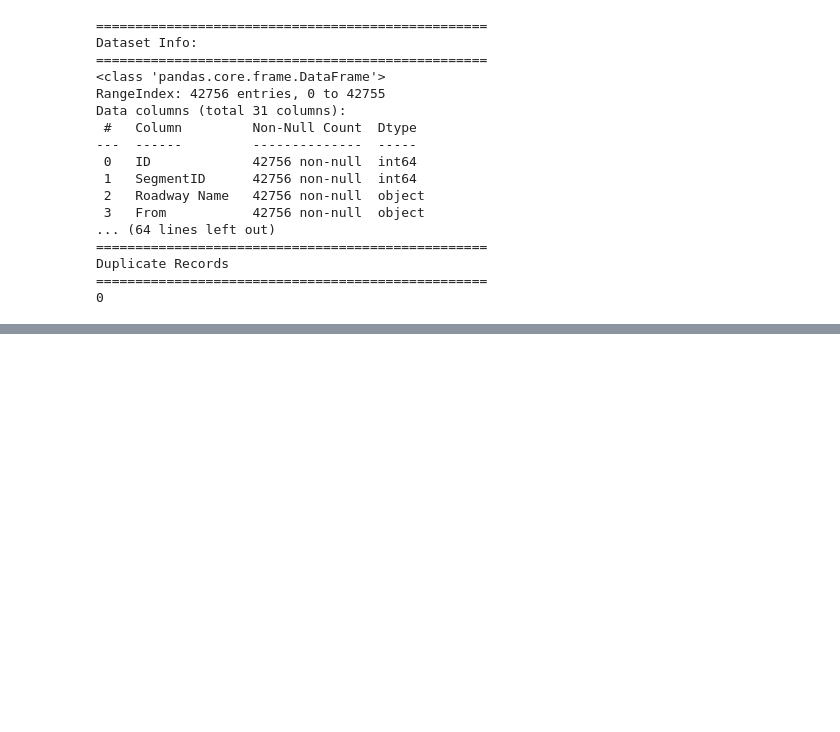
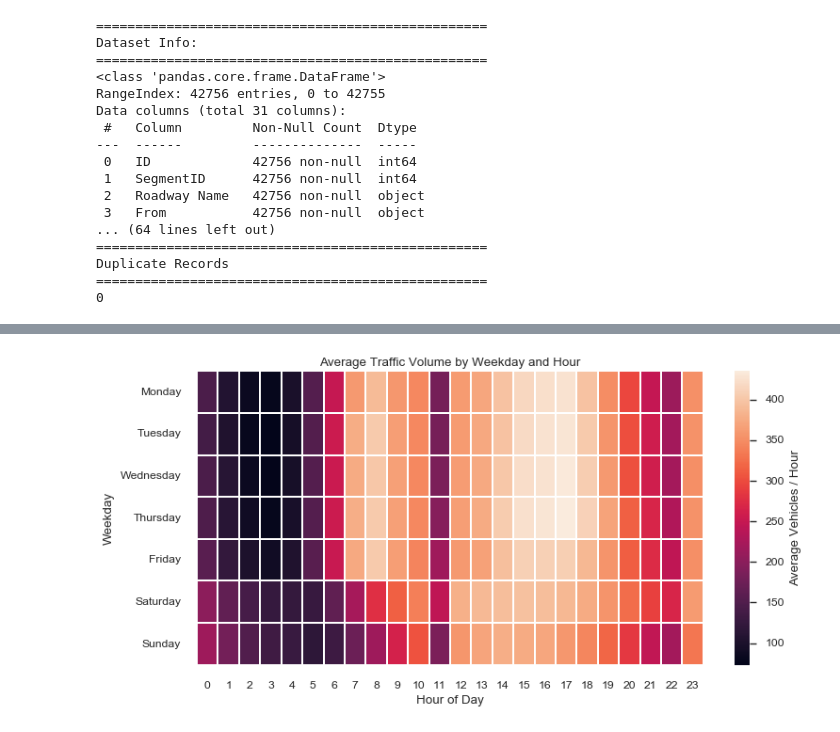
Before and after one commit to ashu-tagore/NYC-Traffic-Intelligence, a Jupyter notebook: notebooks/01_data_exploration.ipynb, the cells around one changed output, grey strips where cells are left out. Saved outputs shown, nothing was run; the diff lists cells and outputs as text; code cells hidden in the pictures; blank space fills up the shorter version.

```diff
--- a/notebooks/01_data_exploration.ipynb
+++ b/notebooks/01_data_exploration.ipynb
@@ -1,16 +1,16 @@
 # %%
-# CELL 1 – Import core libraries and set notebook style
+# CELL 1 – Importing libraries and configuring global style
 import pandas as pd
 import numpy as np
 import matplotlib.pyplot as plt
 import seaborn as sns
 import plotly.express as px
-import plotly.graph_objects as go
 from datetime import datetime
+import re
 
-# wider display for readability
+# Configuring style and palette
+sns.set_theme(style="darkgrid", palette="rocket")
 pd.set_option("display.max_columns", None)
-plt.style.use("seaborn-v0_8-darkgrid")
 
 print("Libraries loaded successfully")
 # %% [output]
@@ -70,0 +135,17 @@ Duplicate Records
+# %%
+# CELL 4B – Validating weekday × hour pattern with heatmap
+weekday_order = ["Monday","Tuesday","Wednesday","Thursday","Friday","Saturday","Sunday"]
+pivot = (df.groupby(["weekday","hour"])["vehicles_counted"]
+           .mean()
+           .unstack()
+           .reindex(weekday_order))
+
+plt.figure(figsize=(10,5))
+sns.heatmap(pivot, cmap="rocket", linewidths=0.3, cbar_kws={"label":"Average Vehicles / Hour"})
+plt.title("Average Traffic Volume by Weekday and Hour")
+plt.xlabel("Hour of Day")
+plt.ylabel("Weekday")
+plt.tight_layout()
+plt.show()
+# %% [output]
+[figure, added]
```
Also changed, not shown: parts of 12 cells of this notebook.
